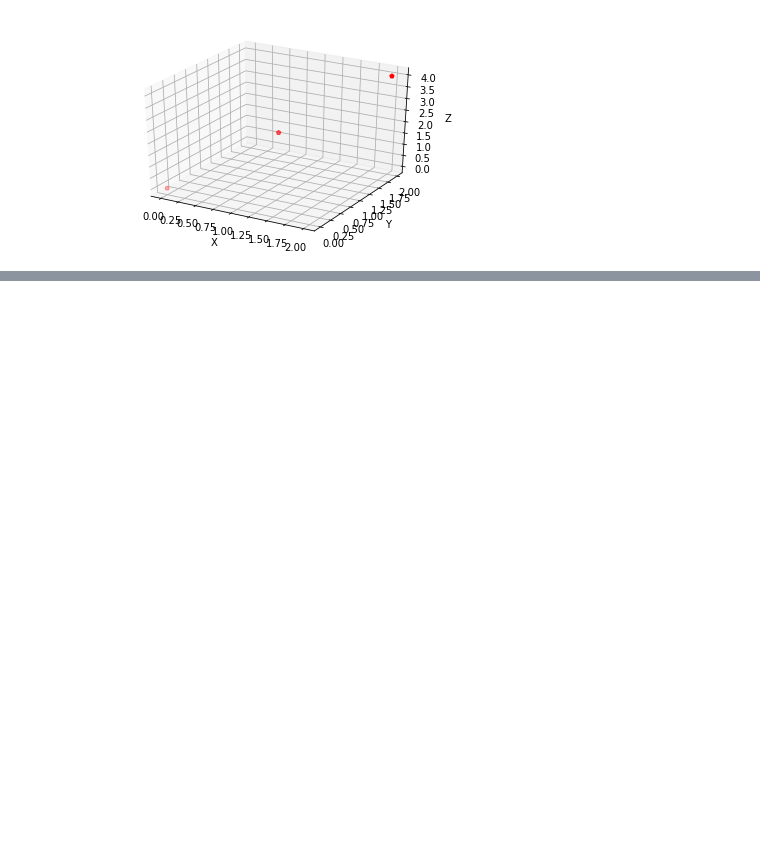
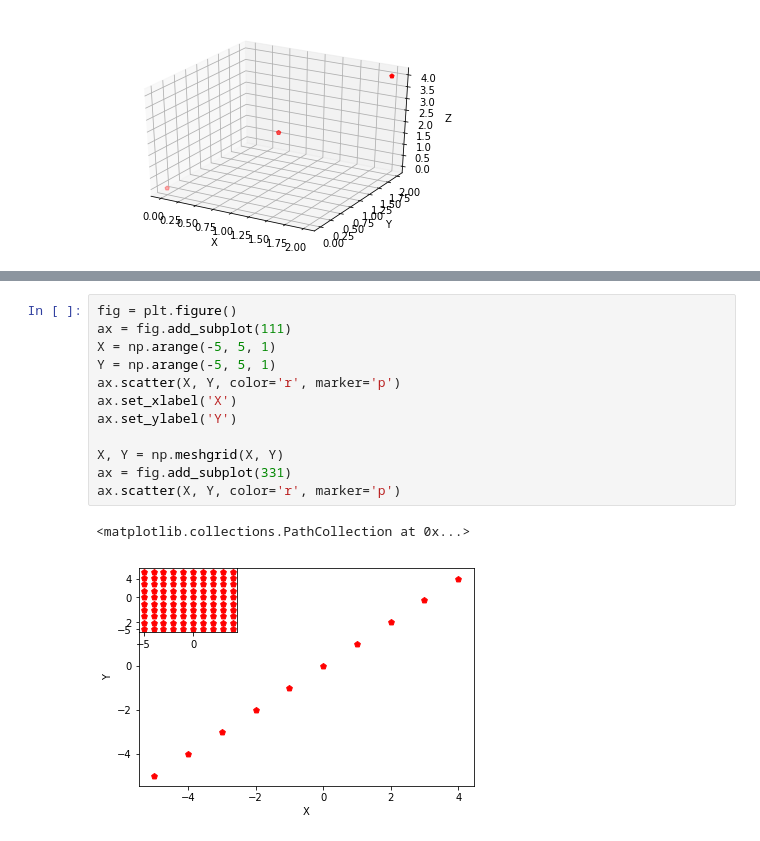
Before and after one commit to ggaarder7/yanhh0.github.io, a Jupyter notebook: np_meshgrid.ipynb, the cells around one changed output, grey strips where cells are left out. Drawn from its saved outputs; the diff is of its cells as text; blank space fills up the shorter version.

```diff
--- a/np_meshgrid.ipynb
+++ b/np_meshgrid.ipynb
@@ -177,0 +198,15 @@ Text(0.5,0,'Z')
+# %%
+fig = plt.figure()
+ax = fig.add_subplot(111)
+X = np.arange(-5, 5, 1)
+Y = np.arange(-5, 5, 1)
+ax.scatter(X, Y, color='r', marker='p')
+ax.set_xlabel('X')
+ax.set_ylabel('Y')
+
+X, Y = np.meshgrid(X, Y)
+ax = fig.add_subplot(331)
+ax.scatter(X, Y, color='r', marker='p')
+# %% [output]
+<matplotlib.collections.PathCollection at 0x...>
+[figure, added]
```
Also changed, not shown: parts of 3 cells of this notebook.
